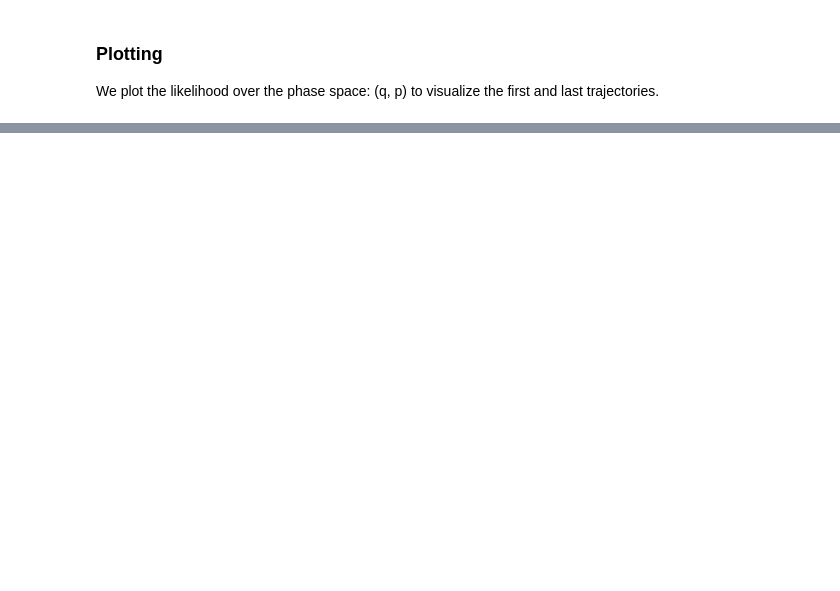
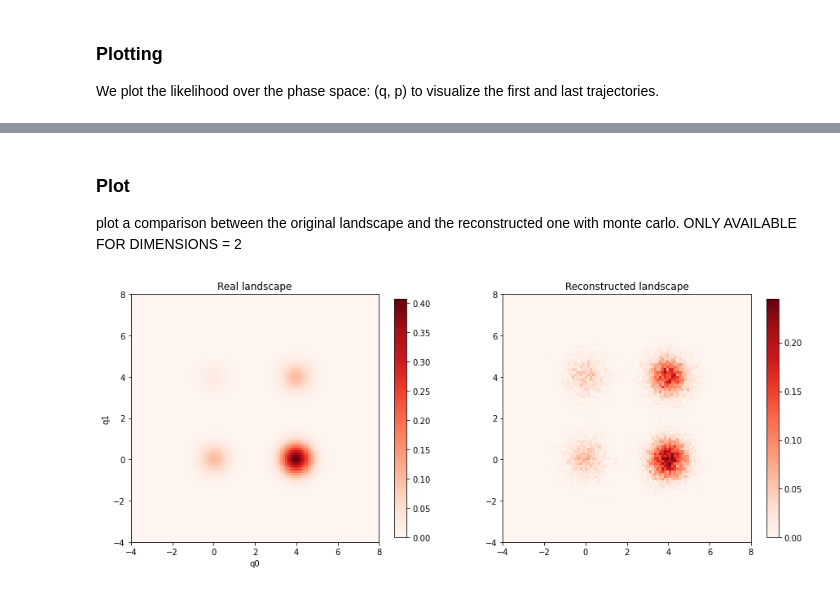
Before and after one commit to etignoneleitha/ifabquantum, a Jupyter notebook: notebooks/Hamiltonian_Monte_Carlo.ipynb, the cells around one changed output, grey strips where cells are left out. Drawn from its saved outputs; the diff is of its cells as text; code cells hidden in the pictures; blank space fills up the shorter version.

```diff
--- a/notebooks/Hamiltonian_Monte_Carlo.ipynb
+++ b/notebooks/Hamiltonian_Monte_Carlo.ipynb
@@ -227,0 +358,70 @@ plt.colorbar(im, fraction=0.03)
+# %% [markdown]
+### Plot
+plot a comparison between the original landscape and the reconstructed one with monte carlo.
+ONLY AVAILABLE FOR DIMENSIONS = 2
+# %%
+%matplotlib inline
+
+trial = np.array(trial)
+lines = np.linspace(-4,8,1000)
+
+trial_accepted = trial[success == True]
+
+#3d plots of the reconstructed landscape
+if 0:
+    fig = plt.figure()
+    ax = fig.add_subplot(projection='3d')
+    x = trial_accepted[:,0]
+    y = trial_accepted[:,1]
+
+    hist, xedges, yedges = np.histogram2d(x, y, bins=50, range=[[-4, 8], [-4, 8]])
+
+    # Construct arrays for the anchor positions of the 16 bars.
+    xpos, ypos = np.meshgrid(xedges[:-1] + 0.1, yedges[:-1] + 0.1, indexing="ij")
+    xpos = xpos.ravel()
+    ypos = ypos.ravel()
+    zpos = 0
+
+    # Construct arrays with the dimensions for the 16 bars.
+    dx = dy = 0.5 * np.ones_like(zpos)
+    dz = hist.ravel()
+
+    ax.bar3d(xpos, ypos, zpos, dx, dy, dz, zsort='average')
+
+    plt.show()
+
+#2d plots
+if True:
+    #------------ FIRST PLOT ------------------#
+    x = np.linspace(-4, 8, 100)
+    y = np.linspace(-4, 8, 100)
+    X, Y = np.meshgrid(x, y)
+    Z1 = func(X)
+    Z2 = func(Y)
+    Z = Z1*Z2
+
+    fig, axes = plt.subplots(1, 2, figsize = (15, 9))
+    ax1 = axes[0]
+    ax2 = axes[1]
+
+    ax1.set_xlabel('q0')
+    ax1.set_ylabel('q1')
+
+    #CS = ax1.contour(X, Y, Z, cmap = 'Blues')
+    #ax1.clabel(CS, levels = [.12, .24, .3], inline=True, fontsize=10)
+
+    im = ax1.imshow(Z, cmap = 'Reds', extent = [-4, 8, -4, 8], aspect = 1)
+    ax1.set_title('Real landscape'.format(how_many_traj))
+    plt.colorbar(im, ax = ax1, shrink = .6)
+
+    #------------ SECOND PLOT ------------------#
+    x = trial_accepted[:,0]
+    y = trial_accepted[:,1]
+
+    hist,_,_ = np.histogram2d(x, y, bins=100, range=[[-4, 8], [-4, 8]], density = True)
+    z = np.reshape(hist.ravel(), (100,100))
+    im2 = ax2.imshow(z, cmap = 'Reds', extent = [-4, 8, -4, 8], aspect = 1)
+    plt.title('Reconstructed landscape')
+    plt.colorbar(im2, ax = ax2, shrink = .6)
+# %% [output]
+[figure, added]
```
Also changed, not shown: parts of 10 cells of this notebook.
